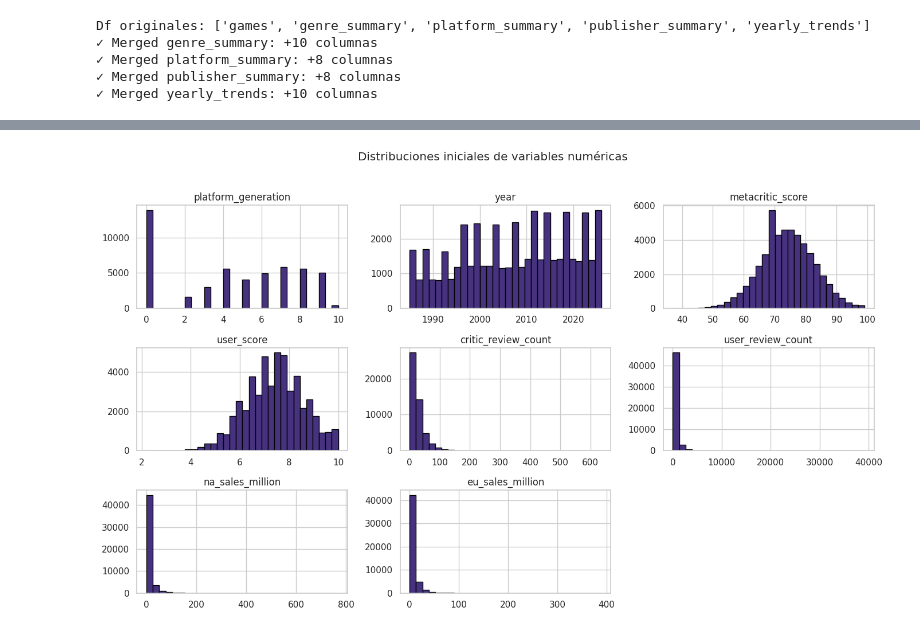
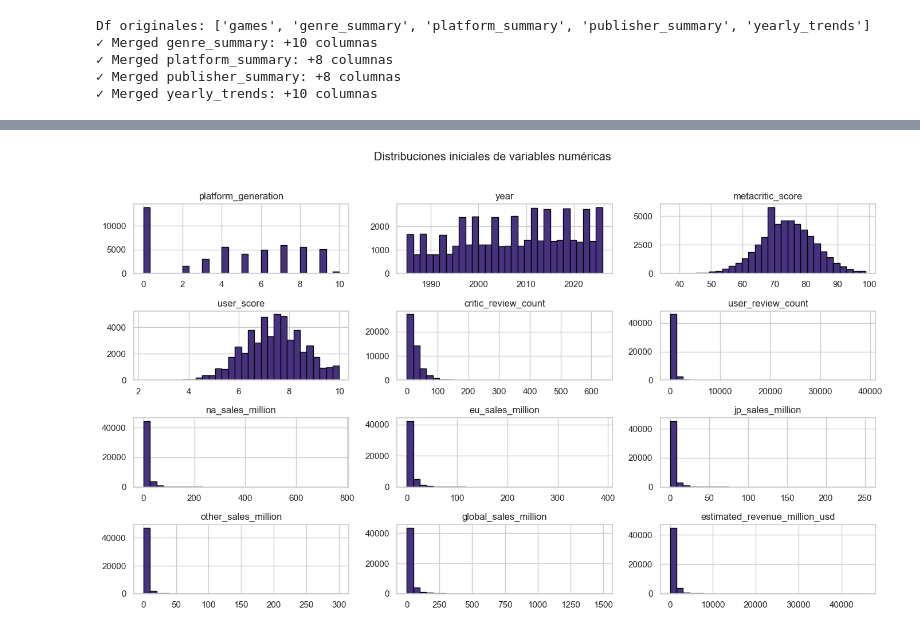
Before and after one commit to thetygerpotatto/CSfinal, a Jupyter notebook: gamess.ipynb, the cells around one changed output, grey strips where cells are left out. Cells and saved outputs as stored; diff of their text form; code cells hidden in the pictures.

```diff
--- a/gamess.ipynb
+++ b/gamess.ipynb
@@ -183,17 +183,17 @@ Registros por tabla: {'games': 50000, 'genre_summary': 20, 'platform_summary': 3
 # %%
 # Visualización 2: distribución de variables numéricas (primeras 8)
 numeric_cols = df_all.select_dtypes(include="number").columns.tolist()
-plot_cols = numeric_cols[:8]
+plot_cols = numeric_cols[:12]
 
 if len(plot_cols) > 0:
     df_all[plot_cols].hist(figsize=(14, 8), bins=30, edgecolor="black")
     plt.suptitle("Distribuciones iniciales de variables numéricas", y=1.02)
     plt.tight_layout()
     plt.show()
 else:
     print("No se detectaron columnas numéricas para histogramas.")
 # %% [output]
-[figure, old version]
+[figure, new version]
 # %%
 # Visualización 3: matriz de correlación de variables numéricas principales (subset)
 numeric_cols = df_all.select_dtypes(include="number").columns.tolist()
```
Also changed, not shown: parts of 18 cells of this notebook.
